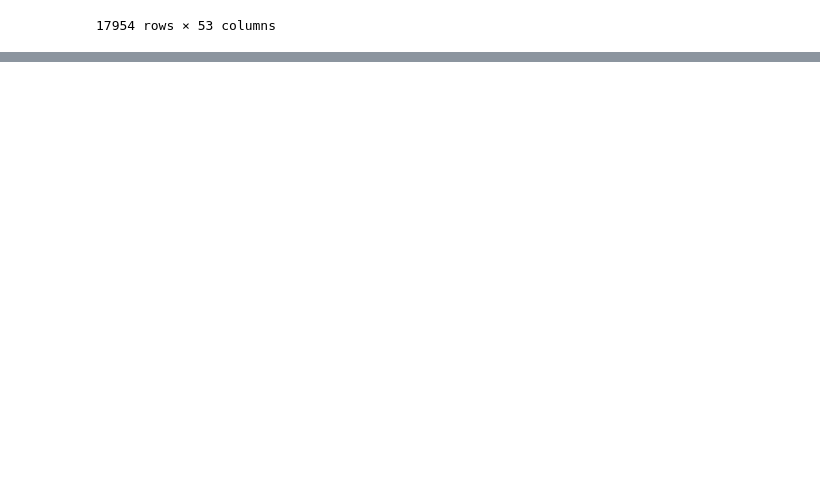
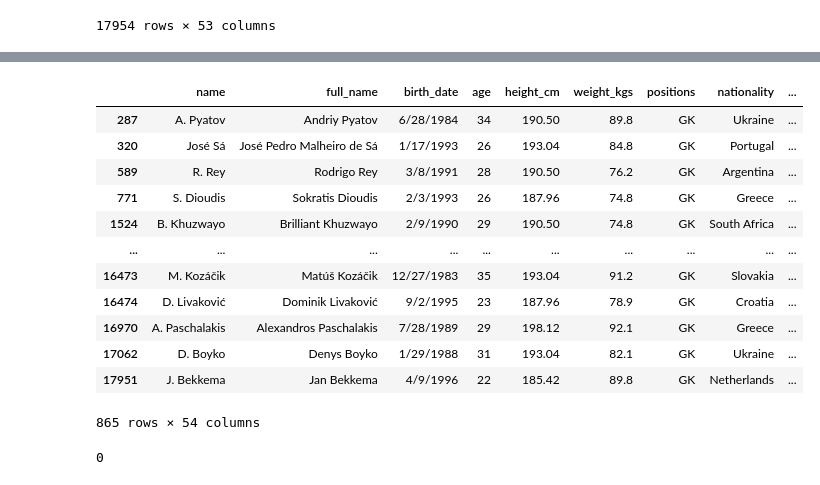
Before and after one commit to BIOS6644/BIOS6644_Spring_2024, a Jupyter notebook: Modules/Module_1/docs/M1_List_Comprehensions.ipynb, the cells around one changed output, grey strips where cells are left out. Saved outputs shown, nothing was run; the diff lists cells and outputs as text; code cells hidden in the pictures; blank space fills up the shorter version.

```diff
--- a/Modules/Module_1/docs/M1_List_Comprehensions.ipynb
+++ b/Modules/Module_1/docs/M1_List_Comprehensions.ipynb
@@ -234,3 +234,7 @@ df
 | 17952 | A. Al Yami | Abdulrahman Al Yami | 6/19/1997 | 21 | 175.26 | 64.9 | ST,LM | Saudi Arabia | ... |
 | 17953 | Júnior Brumado | José Francisco dos Santos Júnior | 5/15/1999 | 19 | 190.50 | 79.8 | ST | Brazil | ... |
 17954 rows × 53 columns
+# %%
+# Make a dummy variable for "Name starts with a J"
+df['JName']=df.full_name.str[0]=='J'
+df
@@ -236,0 +255,38 @@ df
+# %%
+# Complicated Dummy Variable using a function
+# Is a goal keeper
+# Player is not from Russia
+# Player salary < 1000 euros
+
+def gk_plus(df_record):
+    meets_requirements=False
+
+    if "GK" in df_record.positions:
+        if df_record.nationality != 'Russia':
+            if float(df_record.wage_euro)<=1000:
+                meets_requirements=True
+
+    return meets_requirements
+# %%
+MR = [gk_plus(xx) for xx in df.itertuples()]
+# %%
+df.loc[MR]
+# %% [output]
+|  | name | full_name | birth_date | age | height_cm | weight_kgs | positions | nationality | ... |
+| 287 | A. Pyatov | Andriy Pyatov | 6/28/1984 | 34 | 190.50 | 89.8 | GK | Ukraine | ... |
+| 320 | José Sá | José Pedro Malheiro de Sá | 1/17/1993 | 26 | 193.04 | 84.8 | GK | Portugal | ... |
+| 589 | R. Rey | Rodrigo Rey | 3/8/1991 | 28 | 190.50 | 76.2 | GK | Argentina | ... |
+| 771 | S. Dioudis | Sokratis Dioudis | 2/3/1993 | 26 | 187.96 | 74.8 | GK | Greece | ... |
+| 1524 | B. Khuzwayo | Brilliant Khuzwayo | 2/9/1990 | 29 | 190.50 | 74.8 | GK | South Africa | ... |
+| ... | ... | ... | ... | ... | ... | ... | ... | ... | ... |
+| 16473 | M. Kozáčik | Matúš Kozáčik | 12/27/1983 | 35 | 193.04 | 91.2 | GK | Slovakia | ... |
+| 16474 | D. Livaković | Dominik Livaković | 9/2/1995 | 23 | 187.96 | 78.9 | GK | Croatia | ... |
+| 16970 | A. Paschalakis | Alexandros Paschalakis | 7/28/1989 | 29 | 198.12 | 92.1 | GK | Greece | ... |
+| 17062 | D. Boyko | Denys Boyko | 1/29/1988 | 31 | 193.04 | 82.1 | GK | Ukraine | ... |
+| 17951 | J. Bekkema | Jan Bekkema | 4/9/1996 | 22 | 185.42 | 89.8 | GK | Netherlands | ... |
+865 rows × 54 columns
+# %%
+# Tangent--is anyone a GK *and* something else?
+sum([("GK" in xx)&(len(xx)>2) for xx in df.positions])
+# %% [output]
+0
```
Also changed, not shown: parts of 1 cell of this notebook.
